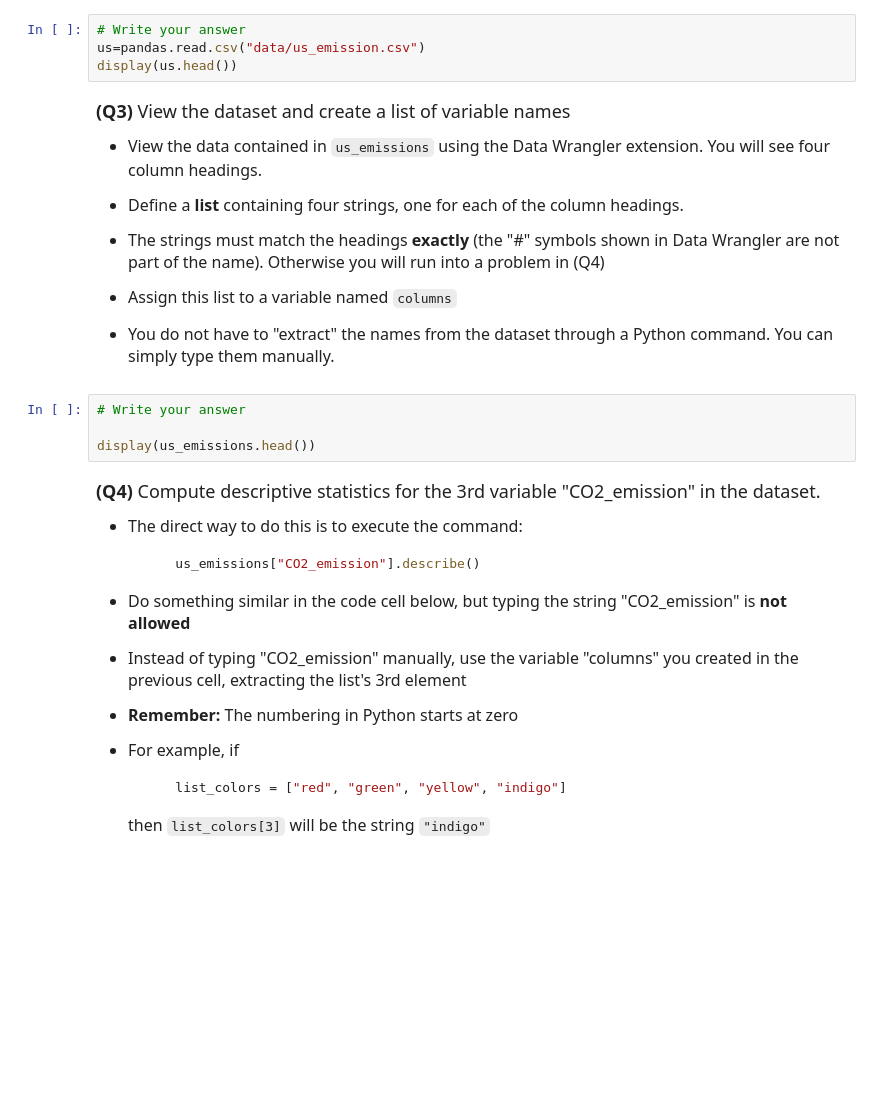
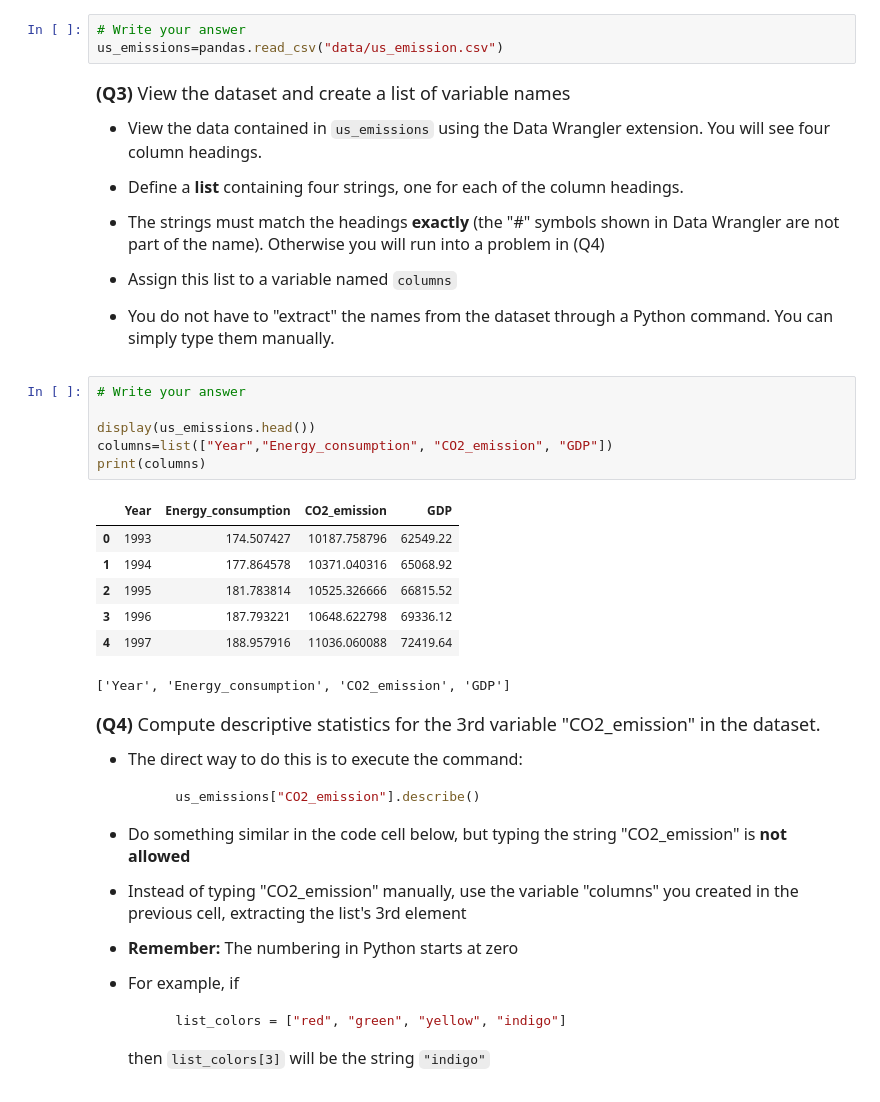
Before and after one commit to lilywang-ui/datasci151spring2026, a Jupyter notebook: _assignments/assignment_2/Assignment2.ipynb, the cells around one changed output. Drawn from its saved outputs; the diff is of its cells as text; blank space fills up the shorter version.

```diff
--- a/_assignments/assignment_2/Assignment2.ipynb
+++ b/_assignments/assignment_2/Assignment2.ipynb
@@ -32,8 +32,7 @@ import matplotlib.pyplot
 - For reference, all the files in the "data" subfolder was taken from the following source:[Kaggle: Countries CO2 Emission and more...](https://www.kaggle.com/datasets/lobosi/c02-emission-by-countrys-grouth-and-population)
 # %%
 # Write your answer
-us=pandas.read.csv("data/us_emission.csv")
-display(us.head())
+us_emissions=pandas.read_csv("data/us_emission.csv")
 # %% [markdown]
 <font size = "4">
 
@@ -53,7 +52,17 @@ display(us.head())
 # %%
 # Write your answer
 
 display(us_emissions.head())
+columns=list(["Year","Energy_consumption", "CO2_emission", "GDP"])
+print(columns)
+# %% [output]
+|  | Year | Energy_consumption | CO2_emission | GDP |
+| 0 | 1993 | 174.507427 | 10187.758796 | 62549.22 |
+| 1 | 1994 | 177.864578 | 10371.040316 | 65068.92 |
+| 2 | 1995 | 181.783814 | 10525.326666 | 66815.52 |
+| 3 | 1996 | 187.793221 | 10648.622798 | 69336.12 |
+| 4 | 1997 | 188.957916 | 11036.060088 | 72419.64 |
+['Year', 'Energy_consumption', 'CO2_emission', 'GDP']
 # %% [markdown]
 <font size = "4">
 
```
Also changed, not shown: parts of 7 cells of this notebook.
